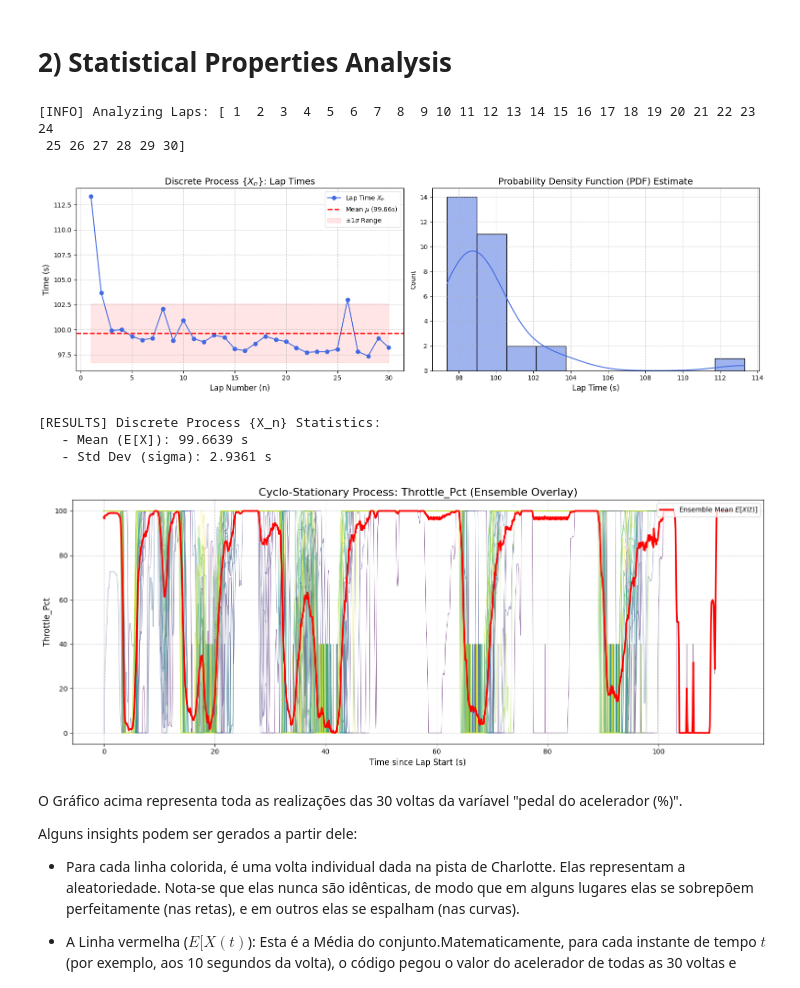
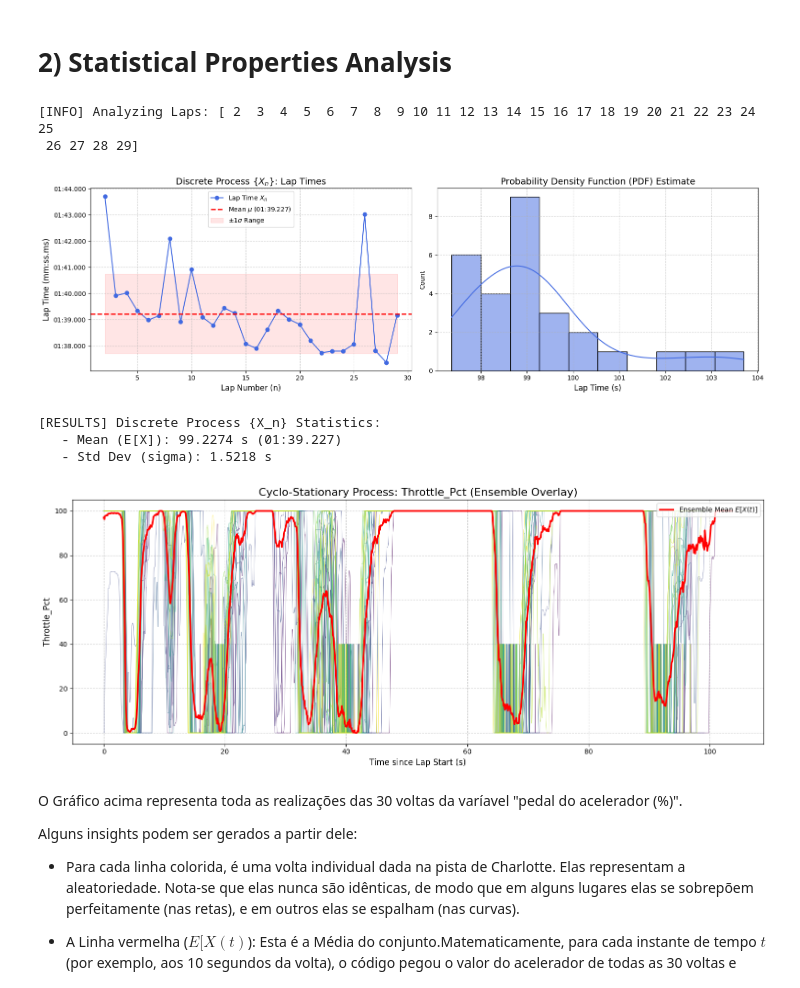
Before and after one commit to TomazFilgueira/PPGEEC2317---SISTEMAS-PROBABIL-STICOS, a Jupyter notebook: processos_estocasticos/simracing_processos_estocasticos.ipynb, the cells around one changed output. Cells and saved outputs as stored; diff of their text form; code cells hidden in the pictures.

Commit message:
update selected laps

```diff
--- a/processos_estocasticos/simracing_processos_estocasticos.ipynb
+++ b/processos_estocasticos/simracing_processos_estocasticos.ipynb
@@ -201,8 +192,3 @@ print(df.tail())
 185586   0.094628   0.000171           0.0  80.083531
 185587   0.094896   0.000052           0.0  80.416864
 185588   0.091992   0.000070           0.0  80.750197
-# %%
-#Show laptime for each lap
-
-lap_times = df.groupby('Lap')['SessionTime'].agg(['min', 'max'])
-print(lap_times)
@@ -227,10 +279,7 @@ Lap
 # %% [markdown]
 # 2) Statistical Properties Analysis
 # %%
-import numpy as np
-import matplotlib.pyplot as plt
-import seaborn as sns
-from scipy import stats
+from matplotlib.ticker import FuncFormatter
 
 # --- Configuration ---
 COL_TIME = 'SessionTime'
@@ -238,8 +287,8 @@ COL_LAP = 'Lap'
 COL_VAR = 'Throttle_Pct'
 
 # Ensure we are working with the clean dataframe
-max_lap = df[COL_LAP].max()
-df_analysis = df[(df[COL_LAP] > 0) & (df[COL_LAP] < max_lap)].copy()
+max_lap = df_selected[COL_LAP].max()
+df_analysis = df_selected[(df_selected[COL_LAP] > 0) & (df_selected[COL_LAP] < max_lap)].copy()
 
 print(f"[INFO] Analyzing Laps: {df_analysis[COL_LAP].unique()}")
 
@@ -252,75 +301,93 @@ def analyze_discrete_stationarity(df, lap_col, time_col):
     Analyzes the Wide-Sense Stationarity (WSS) of the Lap Times {X_n}.
     Checks for constant Mean and Variance over time.
     """
+    # 1. Prepare Data
     lap_times = df.groupby(lap_col)['LocalLapTime'].max()
     laps = lap_times.index
     times = lap_times.values
 
+    # 2. Statistics
     mu = np.mean(times)
     sigma = np.std(times)
 
+    # --- Helper: Time Formatter Function ---
+    def format_time(seconds, _=None):
+        """Converts seconds to mm:ss.ms format."""
+        m = int(seconds // 60)
+        s = int(seconds % 60)
+        ms = int((seconds - int(seconds)) * 1000)
+        return f"{m:02d}:{s:02d}.{ms:03d}"
+
+    # 3. Plotting
     fig, (ax1, ax2) = plt.subplots(1, 2, figsize=(16, 5))
 
-    # Subplot 1: The Process X_n
+    # --- Subplot 1: The Process X_n ---
     ax1.plot(laps, times, marker='o', linestyle='-', color='royalblue', label=r'Lap Time $X_n$')
-    # FIX: Added 'r' before strings with latex symbols
-    ax1.axhline(mu, color='red', linestyle='--', linewidth=2, label=rf'Mean $\mu$ ({mu:.2f}s)')
+
+    # Add Mean Line (Formatted in legend)
+    mu_str = format_time(mu)
+    ax1.axhline(mu, color='red', linestyle='--', linewidth=2, label=rf'Mean $\mu$ ({mu_str})')
+
+    # Add Std Dev Range
     ax1.fill_between(laps, mu - sigma, mu + sigma, color='red', alpha=0.1, label=r'$\pm 1 \sigma$ Range')
+
+    # --- AXIS FORMATTING (The Update) ---
+    ax1.yaxis.set_major_formatter(FuncFormatter(format_time)) # Aplica o formatador ao eixo Y
 
     ax1.set_title(r'Discrete Process $\{X_n\}$: Lap Times', fontsize=14)
     ax1.set_xlabel('Lap Number (n)', fontsize=12)
-    ax1.set_ylabel('Time (s)', fontsize=12)
+    ax1.set_ylabel('Lap Time (mm:ss.ms)', fontsize=12)
     ax1.legend()
     ax1.grid(True, linestyle='--', alpha=0.6)
 
-    # Subplot 2: PDF
+    # --- Subplot 2: PDF ---
     sns.histplot(times, kde=True, ax=ax2, bins=10, color='royalblue', edgecolor='black')
     ax2.set_title('Probability Density Function (PDF) Estimate', fontsize=14)
-    ax2.set_xlabel('Lap Time (s)', fontsize=12)
+    ax2.set_xlabel('Lap Time (s)', fontsize=12) # Mantemos segundos aqui para leitura da distribuição
     ax2.grid(True, linestyle='--', alpha=0.6)
 
     plt.tight_layout()
     plt.show()
 
     print(f"[RESULTS] Discrete Process {{X_n}} Statistics:")
-    print(f"   - Mean (E[X]): {mu:.4f} s")
+    print(f"   - Mean (E[X]): {mu:.4f} s ({format_time(mu)})")
     print(f"   - Std Dev (sigma): {sigma:.4f} s")
 
 def analyze_cyclostationarity(df, target_col):
     """
     Visualizes the Cyclo-Stationarity of the continuous signal X(t).
     """
     plt.figure(figsize=(15, 6))
 
     sns.lineplot(data=df, x='LocalLapTime', y=target_col,
                  hue=COL_LAP, palette='viridis',
                  linewidth=0.6, alpha=0.6, legend=None)
 
     df['TimeBin'] = df['LocalLapTime'].round(1)
     ensemble_mean = df.groupby('TimeBin')[target_col].mean()
 
     plt.plot(ensemble_mean.index, ensemble_mean.values,
              color='red', linewidth=2.5, label=r'Ensemble Mean $E[X(t)]$')
 
     plt.title(f'Cyclo-Stationary Process: {target_col} (Ensemble Overlay)', fontsize=16)
     plt.xlabel('Time since Lap Start (s)', fontsize=12)
     plt.ylabel(target_col, fontsize=12)
     plt.legend(loc='upper right')
     plt.grid(True, linestyle='--', alpha=0.6)
     plt.tight_layout()
     plt.show()
 
 # --- Execution ---
 analyze_discrete_stationarity(df_analysis, COL_LAP, COL_TIME)
 analyze_cyclostationarity(df_analysis, COL_VAR)
 # %% [output]
-[INFO] Analyzing Laps: [ 1  2  3  4  5  6  7  8  9 10 11 12 13 14 15 16 17 18 19 20 21 22 23 24
- 25 26 27 28 29 30]
+[INFO] Analyzing Laps: [ 2  3  4  5  6  7  8  9 10 11 12 13 14 15 16 17 18 19 20 21 22 23 24 25
+ 26 27 28 29]
-[figure, old version]
+[figure, new version]
 [RESULTS] Discrete Process {X_n} Statistics:
-   - Mean (E[X]): 99.6639 s
-   - Std Dev (sigma): 2.9361 s
+   - Mean (E[X]): 99.2274 s (01:39.227)
+   - Std Dev (sigma): 1.5218 s
-[figure, old version]
+[figure, new version]
 # %% [markdown]
 O Gráfico acima representa toda as realizações das 30 voltas da varíavel "pedal do acelerador (%)".
 
```
Also changed, not shown: parts of 5 cells of this notebook.
